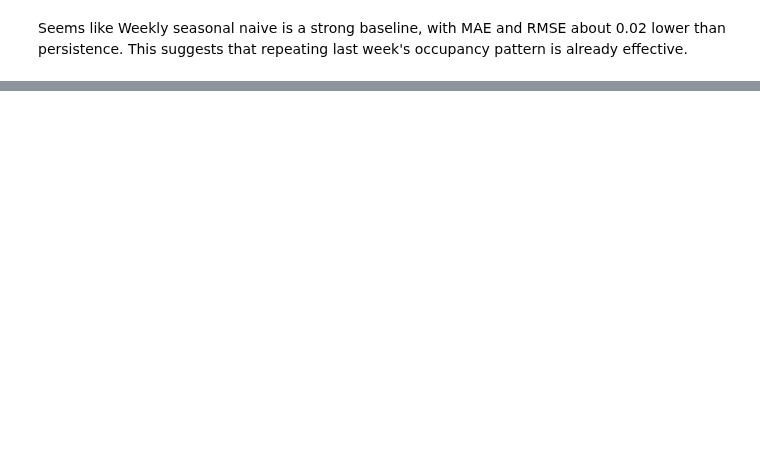
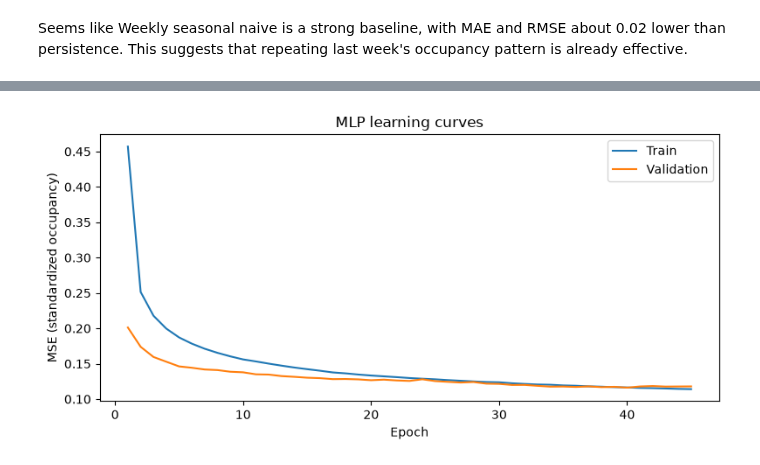
Before and after one commit to Matthew-Linders/AISE_4010_Group_Project, a Jupyter notebook: AISE4010_Project_Group02.ipynb, the cells around one changed output, grey strips where cells are left out. Cells and saved outputs as stored; diff of their text form; code cells hidden in the pictures; blank space fills up the shorter version.

```diff
--- a/AISE4010_Project_Group02.ipynb
+++ b/AISE4010_Project_Group02.ipynb
@@ -413,0 +483,13 @@ Seems like Weekly seasonal naive is a strong baseline, with MAE and RMSE about 0
+# %%
+# Compare training and validation losses to inspect learning and overfitting.
+plt.figure(figsize=(8, 4))
+plt.plot(range(1, len(mlp_history.history["loss"]) + 1), mlp_history.history["loss"], label="Train")
+plt.plot(range(1, len(mlp_history.history["val_loss"]) + 1), mlp_history.history["val_loss"], label="Validation")
+plt.title("MLP learning curves")
+plt.xlabel("Epoch")
+plt.ylabel("MSE (standardized occupancy)")
+plt.legend()
+plt.tight_layout()
+plt.show()
+# %% [output]
+[figure, added]
```
Also changed, not shown: parts of 8 cells of this notebook.
